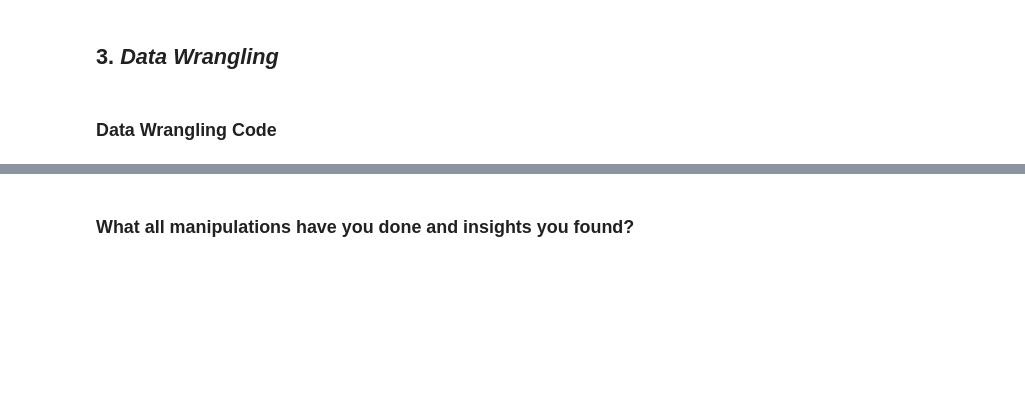
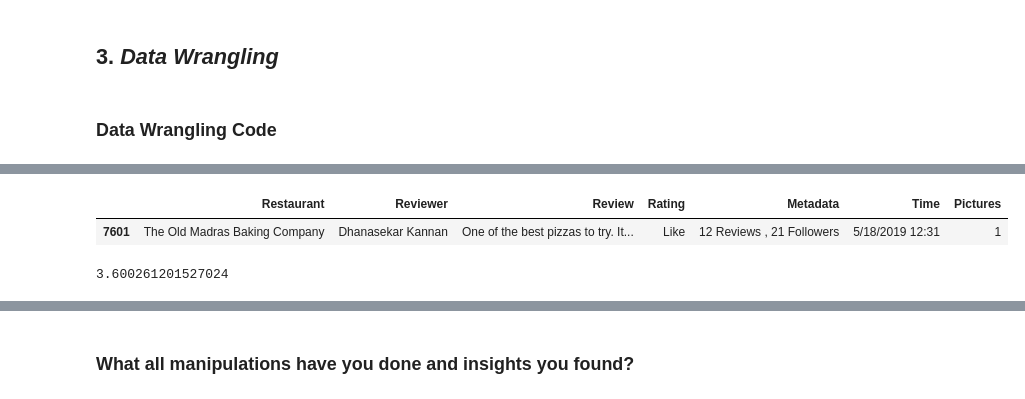
Before and after one commit to dipakpatil2001/Zomato-Restaurant-Clustering-And-Sentiment-Analysis-Unsupervised-ML, a Jupyter notebook: Zomato_Restaurant_Clustering_And_Sentiment_Analysis.ipynb, the cells around one changed output, grey strips where cells are left out. Saved outputs shown, nothing was run; the diff lists cells and outputs as text; code cells hidden in the pictures; blank space fills up the shorter version.

```diff
--- a/Zomato_Restaurant_Clustering_And_Sentiment_Analysis.ipynb
+++ b/Zomato_Restaurant_Clustering_And_Sentiment_Analysis.ipynb
@@ -419,0 +481,3 @@ dtype: object
+# %%
+rev_df.dropna(inplace =True)
+rev_df.isnull().sum()
@@ -419,0 +541,15 @@ dtype: object
+# %%
+rev_df.loc[rev_df['Rating'] == 'Like']
+# %% [output]
+|  | Restaurant | Reviewer | Review | Rating | Metadata | Time | Pictures |
+| 7601 | The Old Madras Baking Company | Dhanasekar Kannan | One of the best pizzas to try. It... | Like | 12 Reviews , 21 Followers | 5/18/2019 12:31 | 1 |
+# %%
+# Removing like value and taking the mean in the rating column.
+rev_df.loc[rev_df['Rating'] == 'Like', 'Rating'] = np.nan
+
+ # Chenging the data type of rating column
+rev_df['Rating']= rev_df['Rating'].astype('float64')
+
+print(rev_df['Rating'].mean())
+# %% [output]
+3.600261201527024
```
Also changed, not shown: parts of 22 cells of this notebook.
